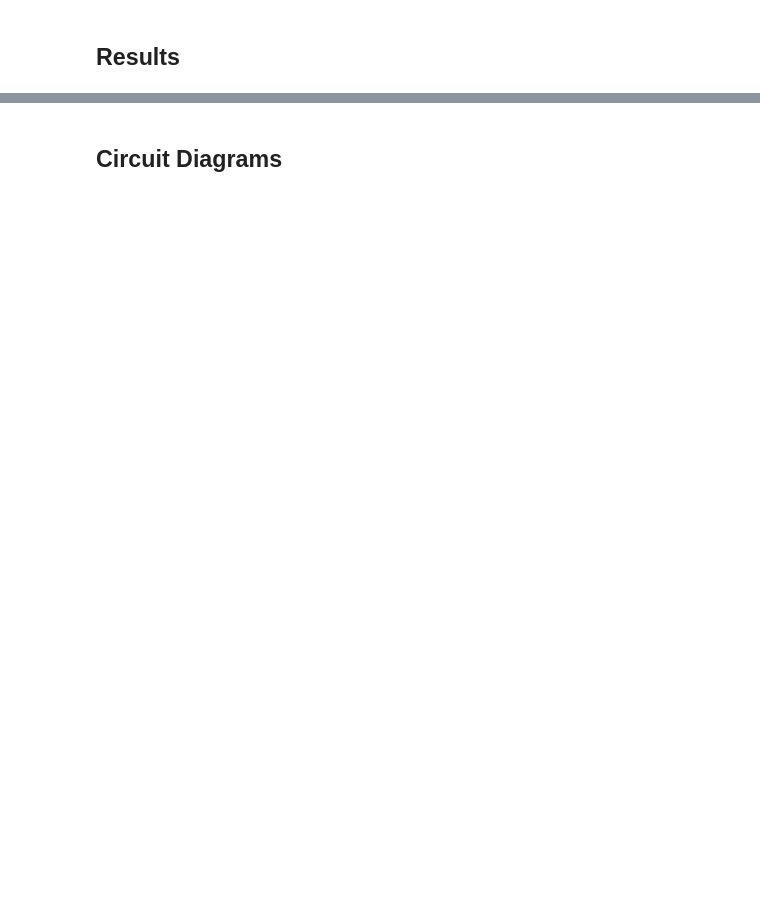
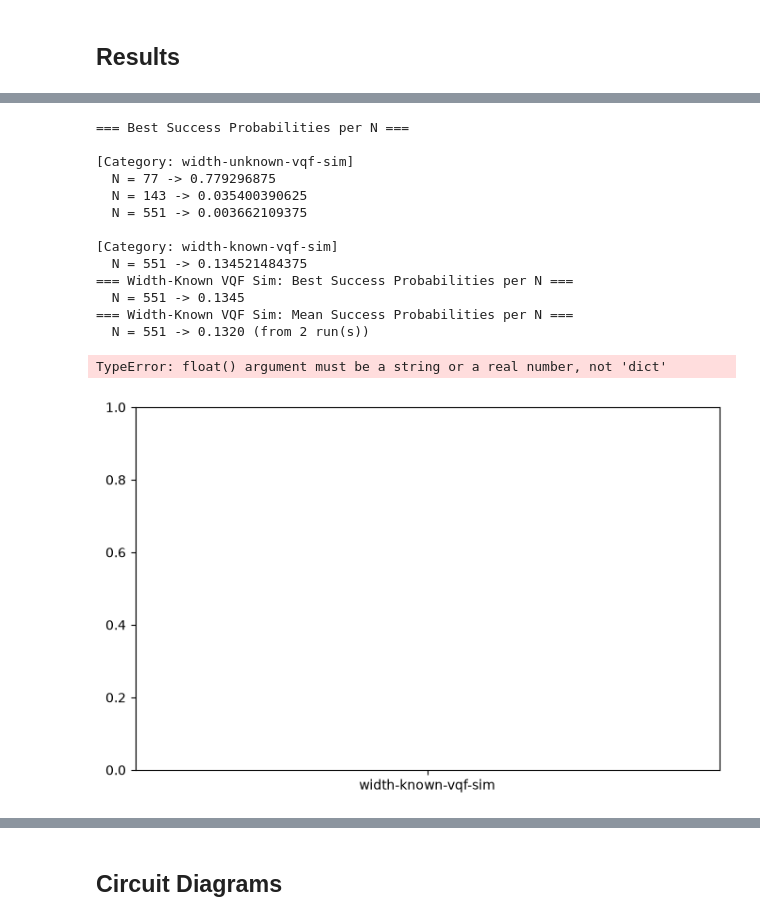
Before and after one commit to Gayathri260/width-agnostic-vqf, a Jupyter notebook: comparative_study.ipynb, the cells around one changed output, grey strips where cells are left out. Saved outputs shown, nothing was run; the diff lists cells and outputs as text; code cells hidden in the pictures; blank space fills up the shorter version.

```diff
--- a/comparative_study.ipynb
+++ b/comparative_study.ipynb
@@ -152 +280,25 @@ for N in  N_tier1:
+# %%
+vqf_sim   = load_results('results/vqf_sim_results.json')
+
+best_unknown = get_best_success_prob(vqf_sim)
+
+best_known = get_width_known_best_success_prob(vqf_sim)
+mean_unknown = get_width_known_mean_success_prob(vqf_sim)
+plot_comparison_best_prob(best_unknown, best_known)
+# %% [output]
+=== Best Success Probabilities per N ===
+
+[Category: width-unknown-vqf-sim]
+  N = 77 -> 0.779296875
+  N = 143 -> 0.035400390625
+  N = 551 -> 0.003662109375
+
+[Category: width-known-vqf-sim]
+  N = 551 -> 0.134521484375
+=== Width-Known VQF Sim: Best Success Probabilities per N ===
+  N = 551 -> 0.1345
+=== Width-Known VQF Sim: Mean Success Probabilities per N ===
+  N = 551 -> 0.1320 (from 2 run(s))
+TypeError: float() argument must be a string or a real number, not 'dict'
+[figure, added]
 # %%
```
Also changed, not shown: parts of 26 cells of this notebook.
